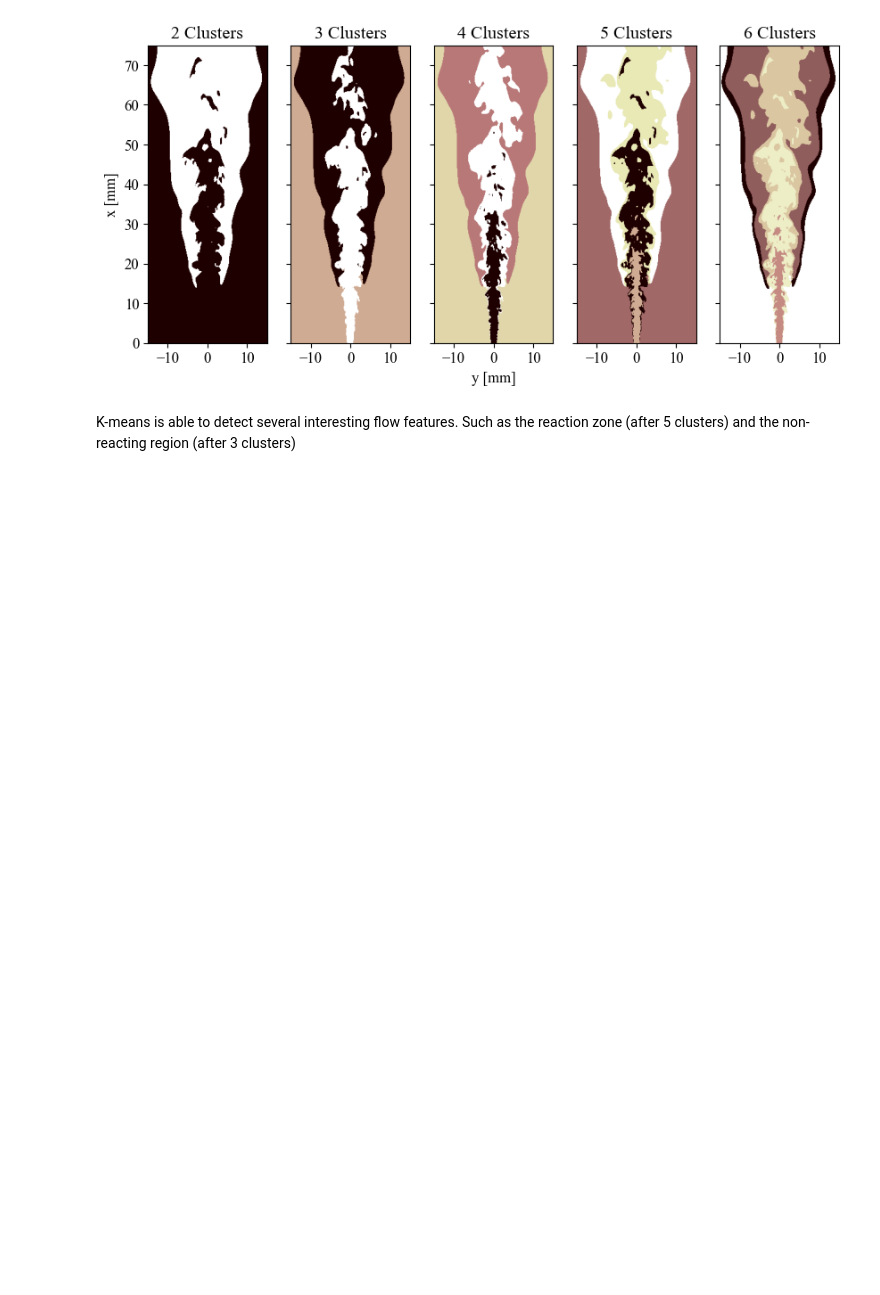
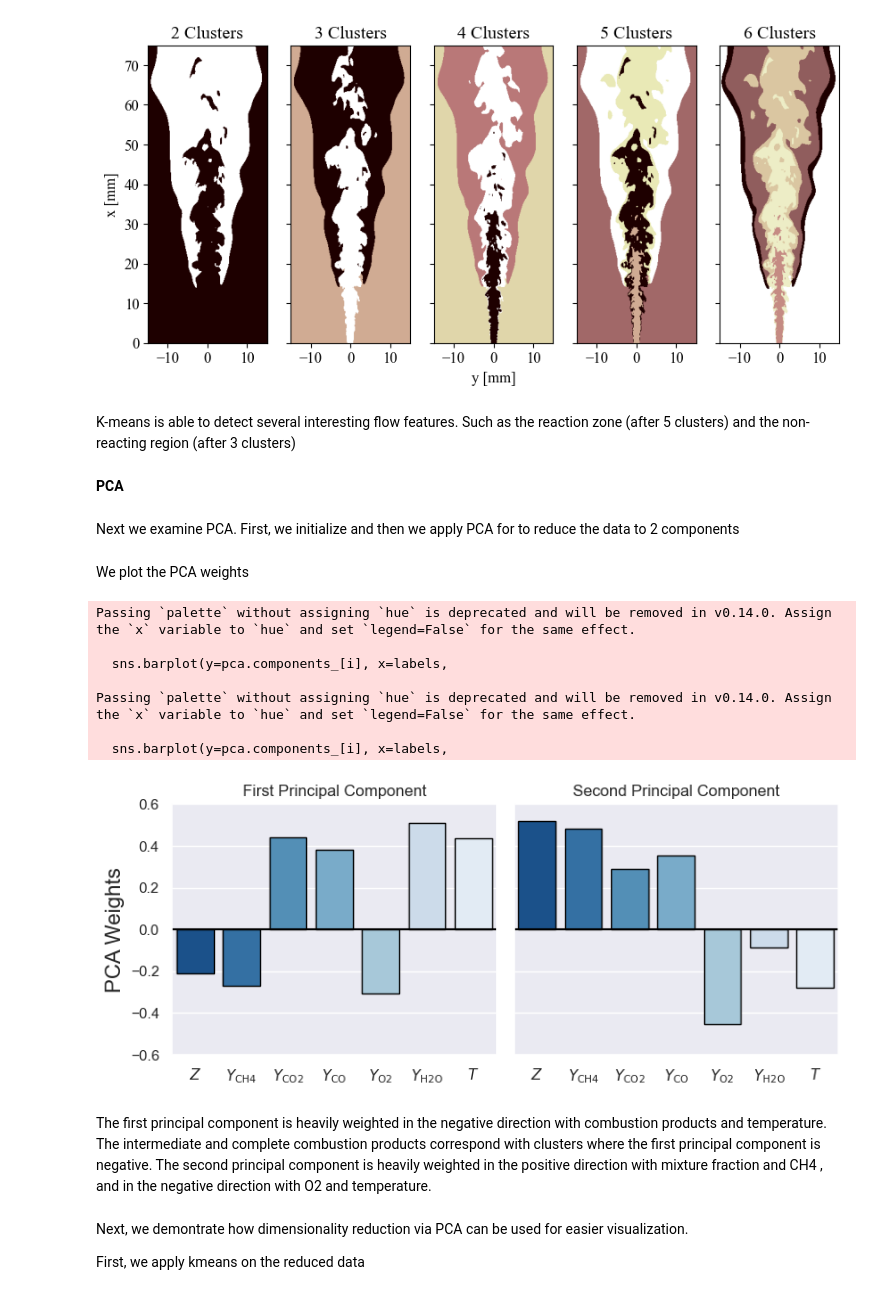
Before and after one commit to emnagrajaa/Classifying-n-Dodecane-Ignition, a Jupyter notebook: Unsupervised Learning.ipynb, the cells around one changed output. Cells and saved outputs as stored; diff of their text form; code cells hidden in the pictures; blank space fills up the shorter version.

```diff
--- a/Unsupervised Learning.ipynb
+++ b/Unsupervised Learning.ipynb
@@ -19,14 +17,3 @@ import seaborn as sns
-# %%
-matplotlib.use('TkAgg')
-%matplotlib inline
-plt.rcParams["font.family"] = "Times New Roman"
-plt.rcParams["font.size"] = 12
-
-# Generate some sequential colormaps
-green = sns.color_palette("YlGn_r", 7)
-red_purple = sns.color_palette("RdPu_r", 7)
-blue = sns.color_palette("Blues_r", 7)
-or_red = sns.color_palette("YlOrRd_r", 7)
 # %% [markdown]
 **Loading data**
 # %%
@@ -132,3 +119,67 @@ Text(0.5, 0, 'y [mm]')
 [figure]
 # %% [markdown]
 K-means is able to detect several interesting flow features. Such as the reaction zone (after 5 clusters) and the non-reacting region (after 3 clusters)
+# %% [markdown]
+**PCA**
+# %% [markdown]
+Next we examine PCA. First, we initialize and then we apply PCA for to reduce the data to 2 components
+# %%
+pca = PCA(n_components=2)
+principalComponents = pca.fit_transform(X_scaled)
+# %% [markdown]
+We plot the PCA weights
+# %%
+import matplotlib.pyplot as plt
+import seaborn as sns
+
+
+plt.rcParams.update({
+    "text.usetex": False,
+    "font.family": "Times New Roman"
+})
+
+# Variable labels
+labels = [r'$Z$', r'$Y_{\mathrm{CH4}}$', r'$Y_{\mathrm{CO2}}$',
+          r'$Y_{\mathrm{CO}}$', r'$Y_{\mathrm{O2}}$',
+          r'$Y_{\mathrm{H2O}}$', r'$T$']
+
+# Colors
+palette = sns.color_palette("Blues_r", 7)
+sns.set(style="darkgrid")
+
+# Create subplots
+fig, axs = plt.subplots(1, 2, figsize=(8, 3.5), sharey=True)
+
+# Titles for components
+titles = ["First Principal Component", "Second Principal Component"]
+
+# Plot each component
+for i, ax in enumerate(axs):
+    sns.barplot(y=pca.components_[i], x=labels,
+                palette=palette, ax=ax, edgecolor='black')
+    ax.axhline(0, color='black')
+    ax.set_title(titles[i])
+
+# Adjust y-limits, labels
+axs[0].set_ylim([-0.6, 0.6])
+axs[0].set_ylabel(r"PCA Weights", fontsize=16)
+
+plt.tight_layout()
+plt.show()
+# %% [output]
+Passing `palette` without assigning `hue` is deprecated and will be removed in v0.14.0. Assign the `x` variable to `hue` and set `legend=False` for the same effect.
+
+  sns.barplot(y=pca.components_[i], x=labels,
+
+Passing `palette` without assigning `hue` is deprecated and will be removed in v0.14.0. Assign the `x` variable to `hue` and set `legend=False` for the same effect.
+
+  sns.barplot(y=pca.components_[i], x=labels,
+[figure, added]
+# %% [markdown]
+The first principal component is heavily weighted in the negative direction with combustion products and temperature. The intermediate and complete combustion products correspond with clusters where the first principal component is negative. The second principal component is heavily weighted in the positive direction with mixture fraction and CH4
+, and in the negative direction with O2
+ and temperature.
+# %% [markdown]
+Next, we demontrate how dimensionality reduction via PCA can be used for easier visualization.
+
+First, we apply kmeans on the reduced data
```
Also changed, not shown: parts of 7 cells of this notebook.
